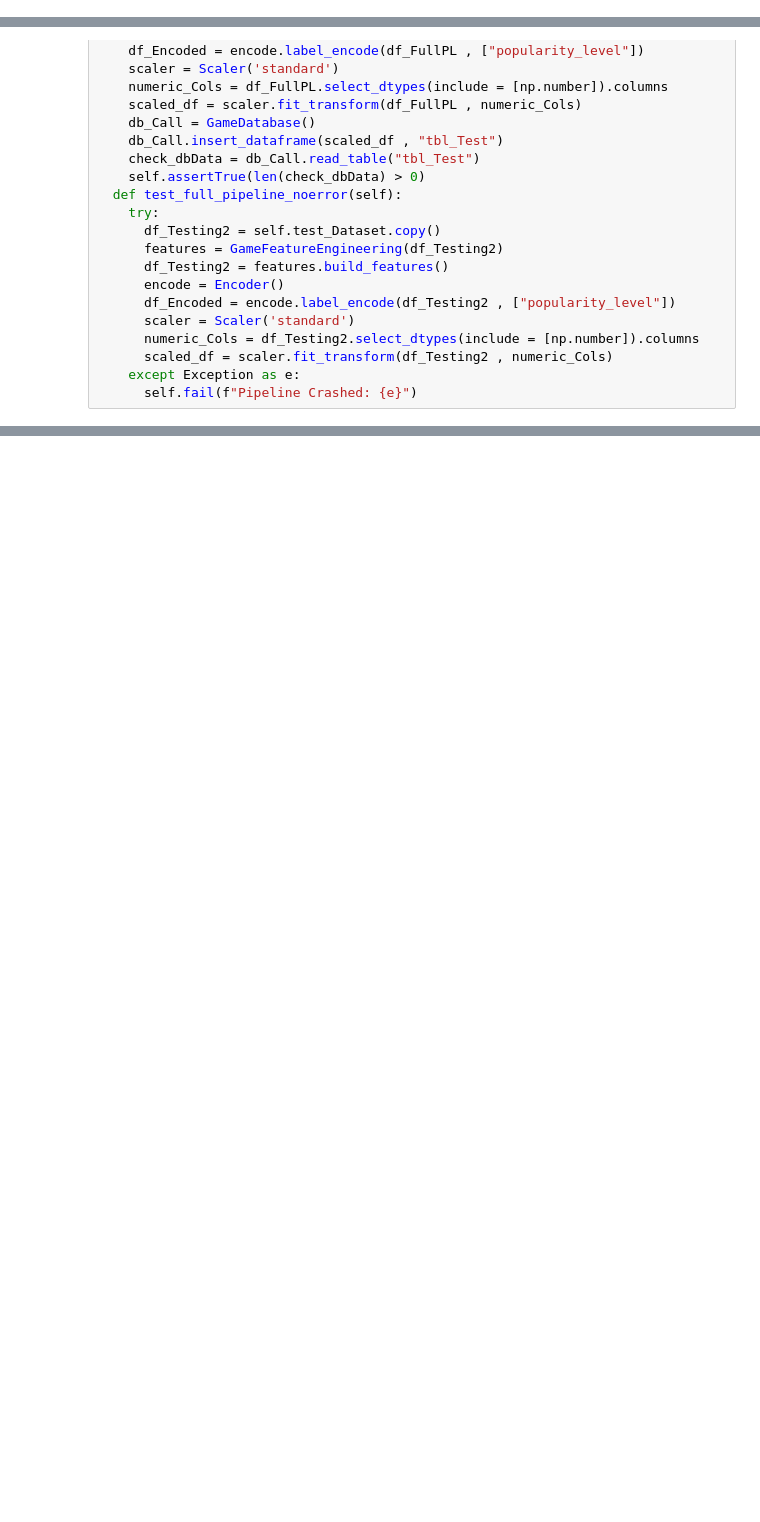
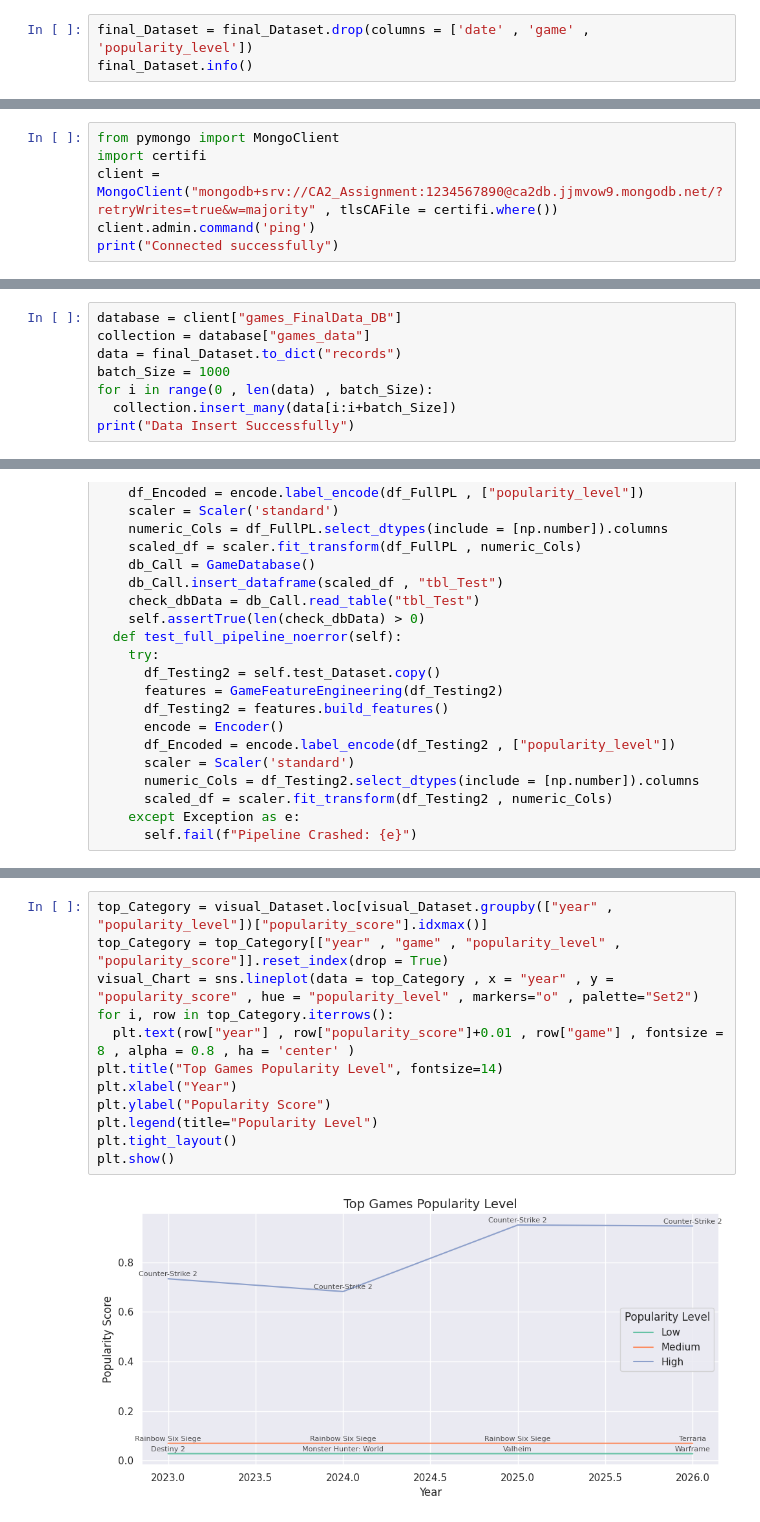
Before and after one commit to taimoor0078/Programming-20054191-, a Jupyter notebook: CA_2_Programming_for_Data_Analytics_by_20054191_(TAIMOOR_AHMAD).ipynb, the cells around one changed output, grey strips where cells are left out. Saved outputs shown, nothing was run; the diff lists cells and outputs as text; blank space fills up the shorter version.

Commit message:
Updated Colab File
Add Mongo DB

```diff
--- a/CA_2_Programming_for_Data_Analytics_by_20054191_(TAIMOOR_AHMAD).ipynb
+++ b/CA_2_Programming_for_Data_Analytics_by_20054191_(TAIMOOR_AHMAD).ipynb
@@ -738,0 +566,3 @@ final_Dataset.head()
+# %%
+final_Dataset = final_Dataset.drop(columns = ['date' , 'game' , 'popularity_level'])
+final_Dataset.info()
@@ -740,0 +626,6 @@ final_Dataset.head()
+# %%
+from pymongo import MongoClient
+import certifi
+client = MongoClient("mongodb+srv://CA2_Assignment:1234567890@ca2db.jjmvow9.mongodb.net/?retryWrites=true&w=majority" , tlsCAFile = certifi.where())
+client.admin.command('ping')
+print("Connected successfully")
@@ -740,0 +634,8 @@ final_Dataset.head()
+# %%
+database = client["games_FinalData_DB"]
+collection = database["games_data"]
+data = final_Dataset.to_dict("records")
+batch_Size = 1000
+for i in range(0 , len(data) , batch_Size):
+  collection.insert_many(data[i:i+batch_Size])
+print("Data Insert Successfully")
@@ -854,0 +798,14 @@ OK
+# %%
+top_Category = visual_Dataset.loc[visual_Dataset.groupby(["year" , "popularity_level"])["popularity_score"].idxmax()]
+top_Category = top_Category[["year" , "game" , "popularity_level" , "popularity_score"]].reset_index(drop = True)
+visual_Chart = sns.lineplot(data = top_Category , x = "year" , y = "popularity_score" , hue = "popularity_level" , markers="o" , palette="Set2")
+for i, row in top_Category.iterrows():
+  plt.text(row["year"] , row["popularity_score"]+0.01 , row["game"] , fontsize = 8 , alpha = 0.8 , ha = 'center' )
+plt.title("Top Games Popularity Level", fontsize=14)
+plt.xlabel("Year")
+plt.ylabel("Popularity Score")
+plt.legend(title="Popularity Level")
+plt.tight_layout()
+plt.show()
+# %% [output]
+[figure, added]
```
Also changed, not shown: parts of 60 cells of this notebook.
